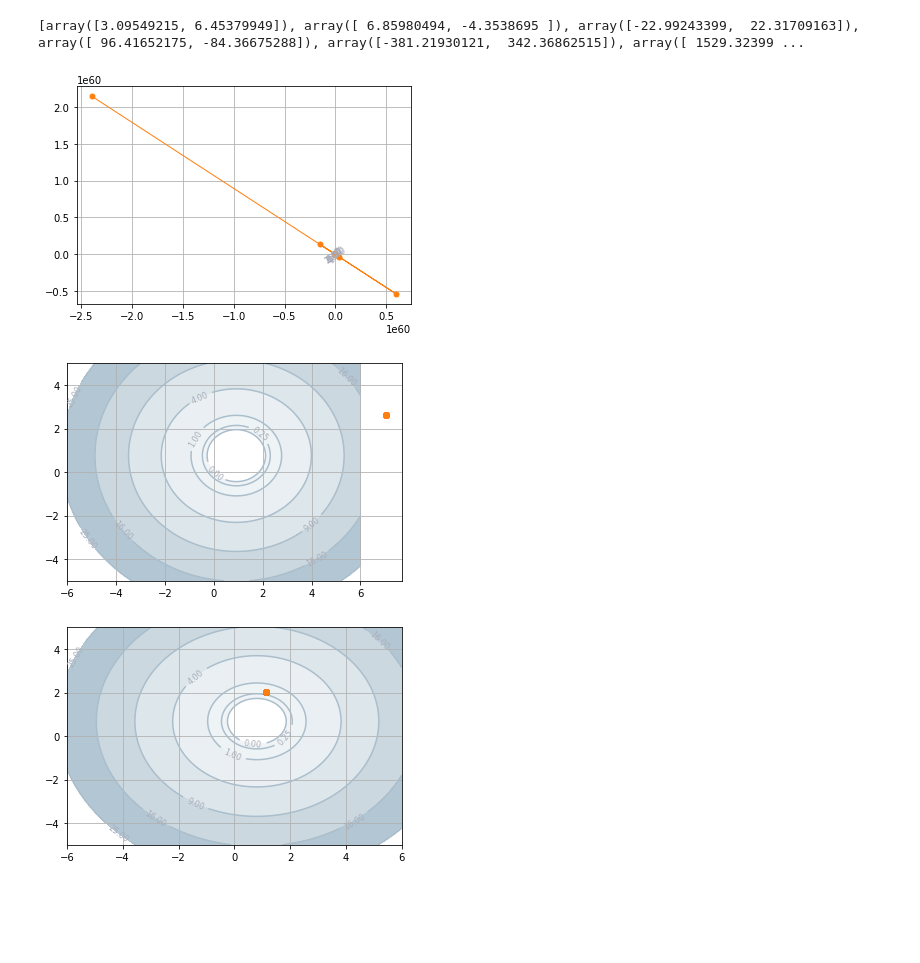
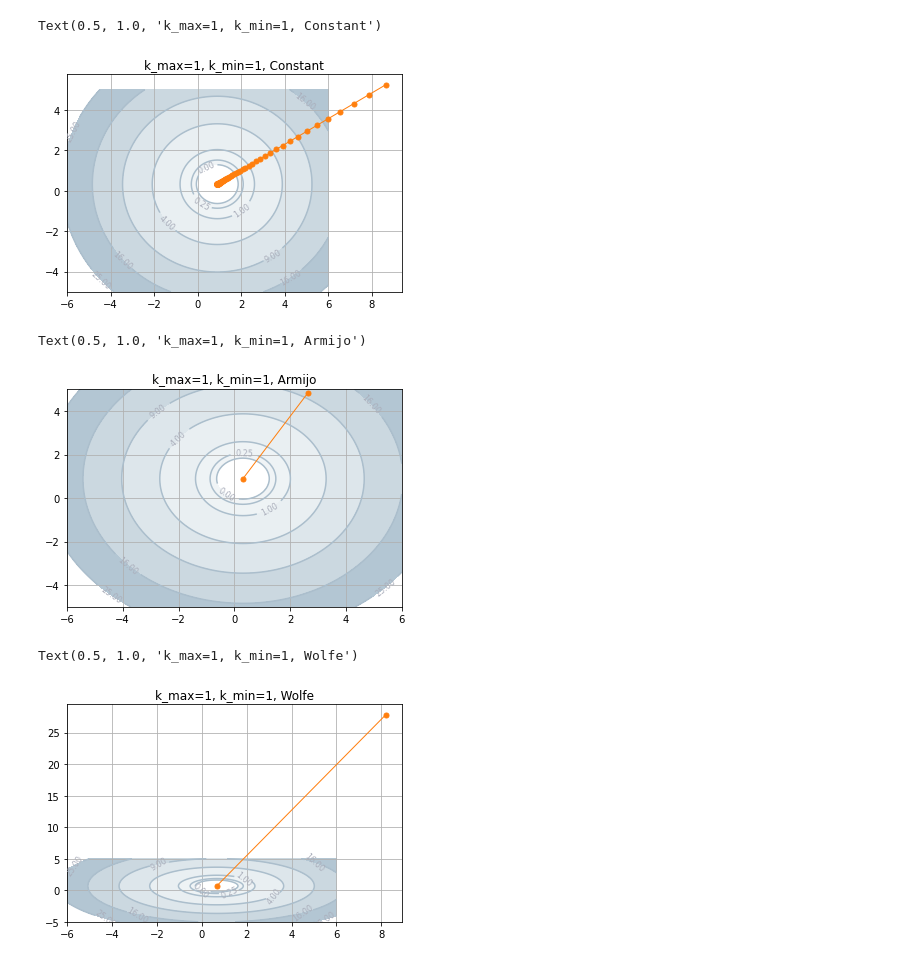
Before and after one commit to Alexeiyaganov/made_mo_ml, a Jupyter notebook: hw2/experiments.ipynb, the cells around one changed output. Cells and saved outputs as stored; diff of their text form; code cells hidden in the pictures; blank space fills up the shorter version.

```diff
--- a/hw2/experiments.ipynb
+++ b/hw2/experiments.ipynb
@@ -13,32 +14,29 @@ def make_quad_func(k_max, k_min=1):
                          [np.sin(theta),  np.cos(theta)]])
     return oracles.QuadraticOracle(S @ A @ S.T, b)
 # %%
-qoracle = make_quad_func(5)
+k_max = 1
+qoracle = make_quad_func(k_max)
 gd = methods.GradientDescent(qoracle, np.random.random(2)*10,
-                             # line_search_options=methods.LineSearchTool('Wolfe'))
-                             # line_search_options=methods.LineSearchTool('Armijo'))
                              line_search_options=methods.LineSearchTool('Constant'))
 # %%
 hist = gd.run()
-# %%
-print(hist[1]['x'])
-# %% [output]
-[array([3.09549215, 6.45379949]), array([ 6.85980494, -4.3538695 ]), array([-22.99243399,  22.31709163]), array([ 96.41652175, -84.36675288]), array([-381.21930121,  342.36862515]), array([ 1529.32399 ...
 # %%
 plot_levels(qoracle.func)
-plot_trajectory(qoracle.func, hist[1]['x'])
+plot_trajectory(qoracle.func, hist['x'])
+plt.title('k_max={}, k_min=1, Constant'.format(str(k_max)))
 # %% [output]
+Text(0.5, 1.0, 'k_max=1, k_min=1, Constant')
-[figure, old version]
+[figure, new version]
 # %%
-qoracle = make_quad_func(1)
+qoracle = make_quad_func(k_max)
 gd = methods.GradientDescent(qoracle, np.random.random(2)*10,
-#                              line_search_options=methods.LineSearchTool('Wolfe'))
                              line_search_options=methods.LineSearchTool('Armijo'))
-#                              line_search_options=methods.LineSearchTool('Constant'))
 # %%
 hist = gd.run()
 plot_levels(qoracle.func)
 plot_trajectory(qoracle.func, hist['x'])
+plt.title('k_max={}, k_min=1, Armijo'.format(str(k_max)))
 # %% [output]
+Text(0.5, 1.0, 'k_max=1, k_min=1, Armijo')
-[figure, old version]
+[figure, new version]
 # %%
@@ -51,5 +47,7 @@ gd = methods.GradientDescent(qoracle, np.random.random(2)*3,
 hist = gd.run()
 plot_levels(qoracle.func)
 plot_trajectory(qoracle.func, hist['x'])
+plt.title('k_max={}, k_min=1, Wolfe'.format(str(k_max)))
 # %% [output]
+Text(0.5, 1.0, 'k_max=1, k_min=1, Wolfe')
-[figure, old version]
+[figure, new version]
```
Also changed, not shown: parts of 20 cells of this notebook.
